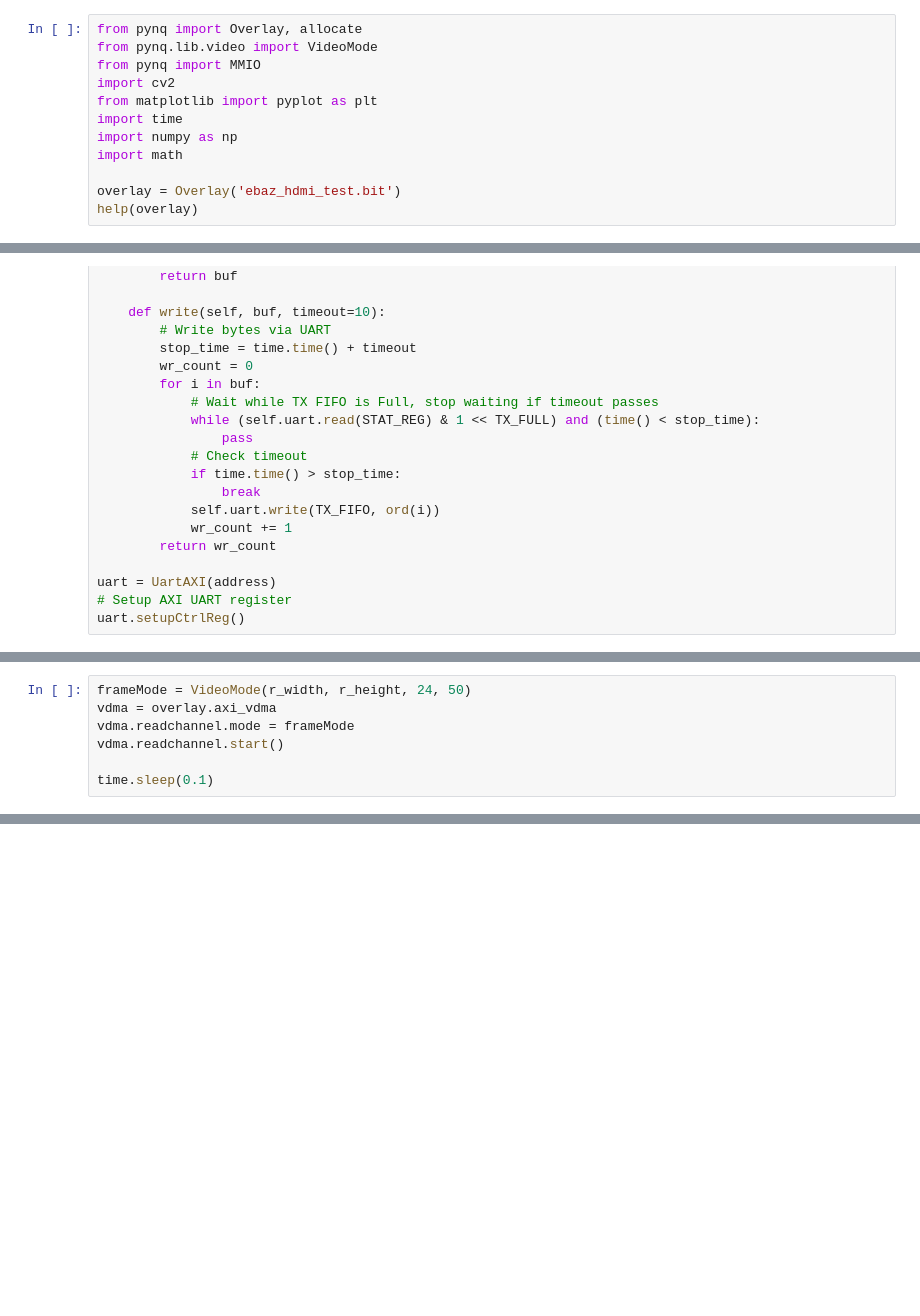
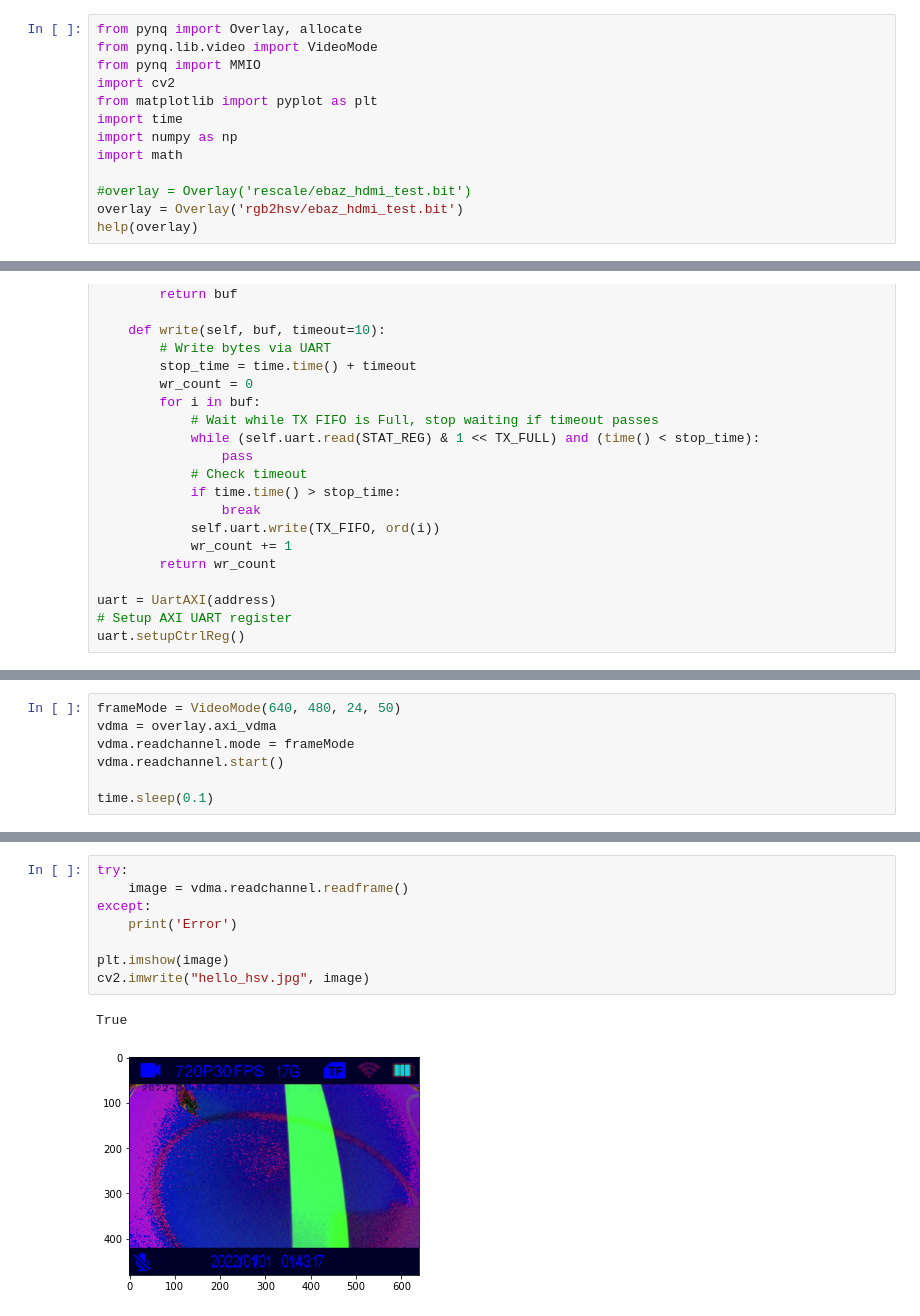
Before and after one commit to alexmangushev/PYNQ_car, a Jupyter notebook: python/hdmi_car.ipynb, the cells around one changed output, grey strips where cells are left out. Drawn from its saved outputs; the diff is of its cells as text; blank space fills up the shorter version.

```diff
--- a/python/hdmi_car.ipynb
+++ b/python/hdmi_car.ipynb
@@ -8,6 +8,7 @@ import time
 import numpy as np
 import math
 
-overlay = Overlay('ebaz_hdmi_test.bit')
+#overlay = Overlay('rescale/ebaz_hdmi_test.bit')
+overlay = Overlay('rgb2hsv/ebaz_hdmi_test.bit')
 help(overlay)
 # %% [output]
@@ -139,7 +157,7 @@ scaler.write(OUT_HEIGHT, r_height)
 
 scaler.write(CONTROL, 1 << AUTO_RESTART | 1 << AP_START)
 # %%
-frameMode = VideoMode(r_width, r_height, 24, 50)
+frameMode = VideoMode(640, 480, 24, 50)
 vdma = overlay.axi_vdma
 vdma.readchannel.mode = frameMode
 vdma.readchannel.start()
@@ -202,2 +166,13 @@ KeyboardInterrupt:
+# %%
+try:
+    image = vdma.readchannel.readframe()
+except:
+    print('Error')
+
+plt.imshow(image)
+cv2.imwrite("hello_hsv.jpg", image)
+# %% [output]
+True
+[figure, added]
 # %%
 vdma.readchannel.stop()
```
Also changed, not shown: parts of 10 cells of this notebook, 20 other files.
